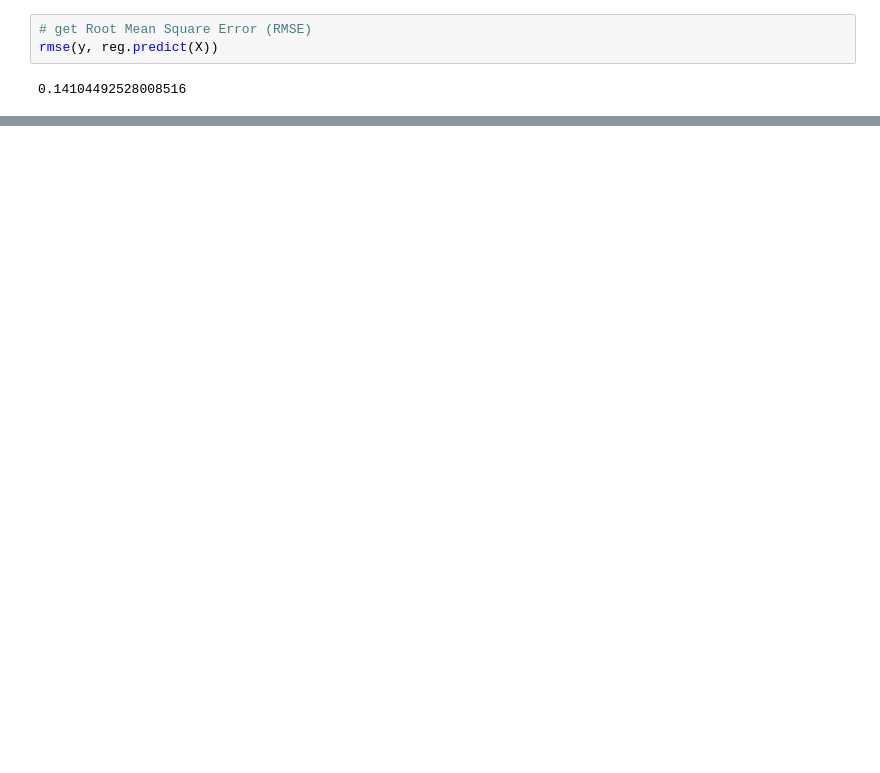
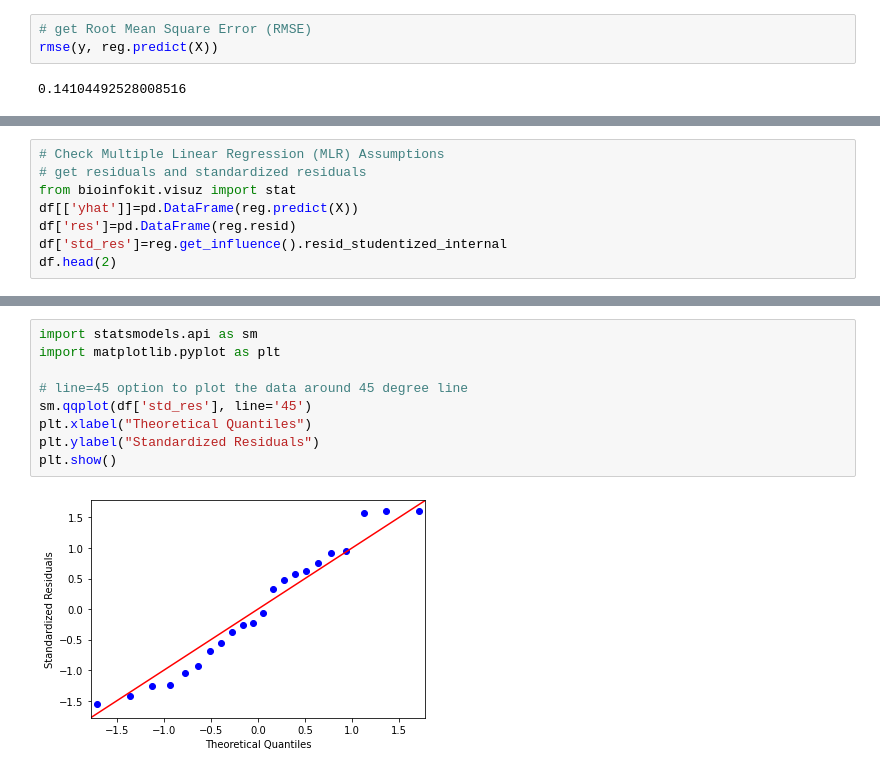
Before and after one commit to reneshbedre/binder_projects, a Jupyter notebook: MLR.ipynb, the cells around one changed output, grey strips where cells are left out. Drawn from its saved outputs; the diff is of its cells as text; blank space fills up the shorter version.

```diff
--- a/MLR.ipynb
+++ b/MLR.ipynb
@@ -62,0 +74,8 @@ np.mean(np.abs(y-reg.predict(X)))
+# %%
+# Check Multiple Linear Regression (MLR) Assumptions
+# get residuals and standardized residuals
+from bioinfokit.visuz import stat
+df[['yhat']]=pd.DataFrame(reg.predict(X))
+df['res']=pd.DataFrame(reg.resid)
+df['std_res']=reg.get_influence().resid_studentized_internal
+df.head(2)
@@ -62,0 +92,11 @@ np.mean(np.abs(y-reg.predict(X)))
+# %%
+import statsmodels.api as sm
+import matplotlib.pyplot as plt
+
+# line=45 option to plot the data around 45 degree line
+sm.qqplot(df['std_res'], line='45')
+plt.xlabel("Theoretical Quantiles")
+plt.ylabel("Standardized Residuals")
+plt.show()
+# %% [output]
+[figure, added]
```
Also changed, not shown: parts of 7 cells of this notebook, 1 other file.
